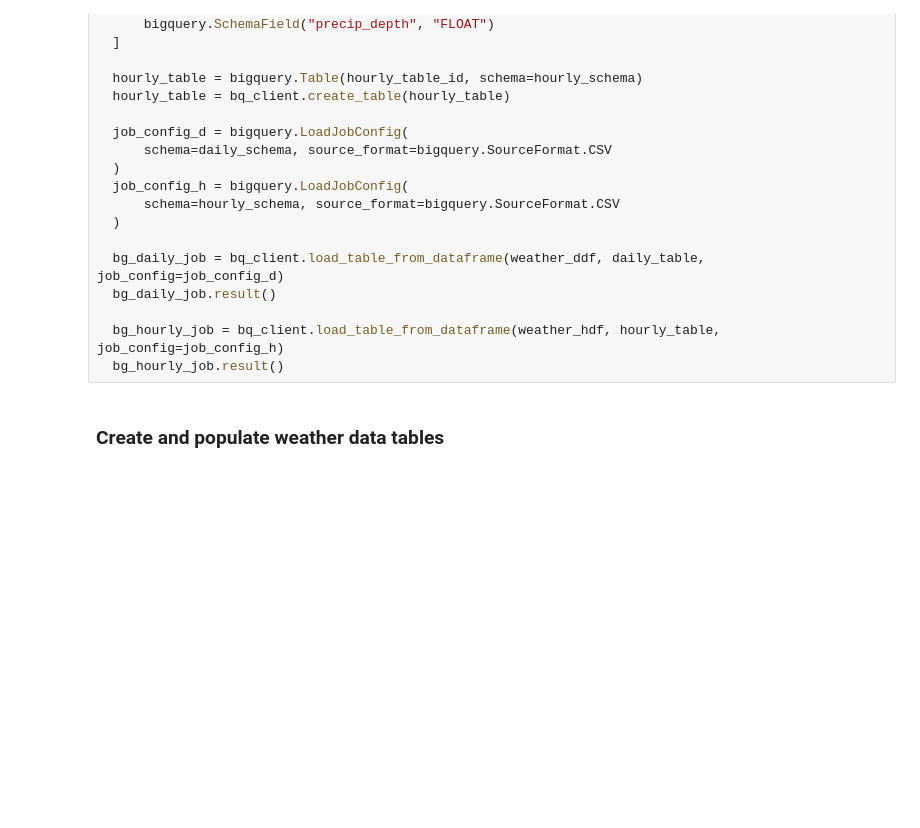
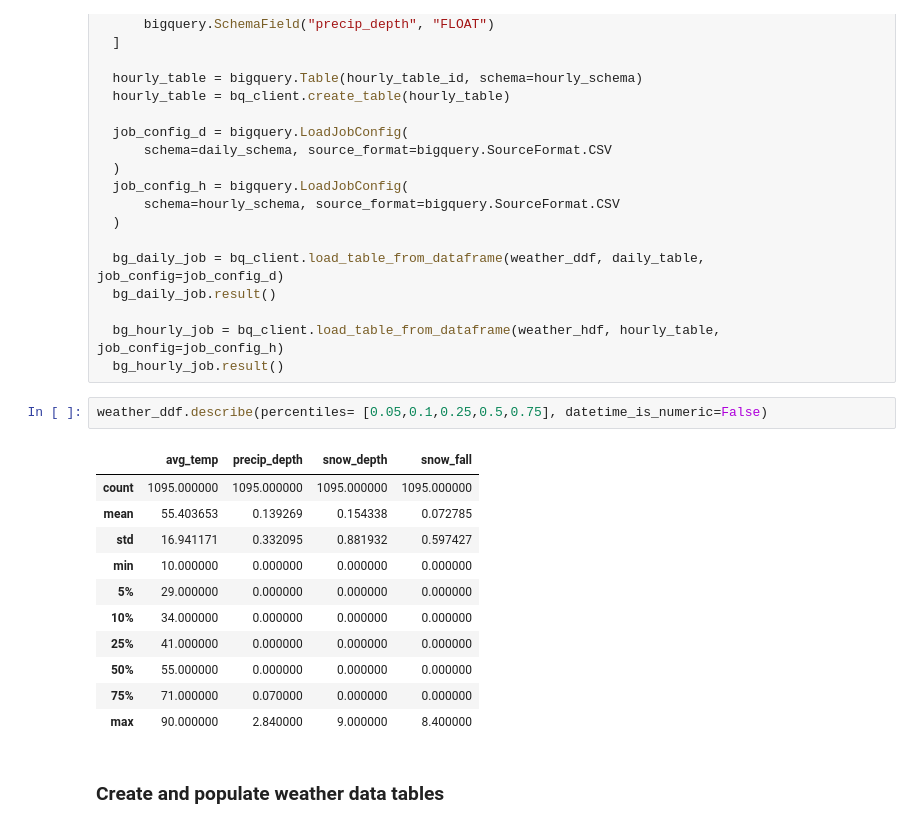
Before and after one commit to MADS-milestone/milestone-1, a Jupyter notebook: milestone1.ipynb, the cells around one changed output. Saved outputs shown, nothing was run; the diff lists cells and outputs as text; blank space fills up the shorter version.

```diff
--- a/milestone1.ipynb
+++ b/milestone1.ipynb
@@ -326,6 +467,20 @@ def create_and_populate_weather_tables():
 
   bg_hourly_job = bq_client.load_table_from_dataframe(weather_hdf, hourly_table, job_config=job_config_h)
   bg_hourly_job.result()
+# %%
+weather_ddf.describe(percentiles= [0.05,0.1,0.25,0.5,0.75], datetime_is_numeric=False)
+# %% [output]
+|  | avg_temp | precip_depth | snow_depth | snow_fall |
+| count | 1095.000000 | 1095.000000 | 1095.000000 | 1095.000000 |
+| mean | 55.403653 | 0.139269 | 0.154338 | 0.072785 |
+| std | 16.941171 | 0.332095 | 0.881932 | 0.597427 |
+| min | 10.000000 | 0.000000 | 0.000000 | 0.000000 |
+| 5% | 29.000000 | 0.000000 | 0.000000 | 0.000000 |
+| 10% | 34.000000 | 0.000000 | 0.000000 | 0.000000 |
+| 25% | 41.000000 | 0.000000 | 0.000000 | 0.000000 |
+| 50% | 55.000000 | 0.000000 | 0.000000 | 0.000000 |
+| 75% | 71.000000 | 0.070000 | 0.000000 | 0.000000 |
+| max | 90.000000 | 2.840000 | 9.000000 | 8.400000 |
 # %% [markdown]
 ### Create and populate weather data tables
 # %%
```
Also changed, not shown: parts of 35 cells of this notebook.
